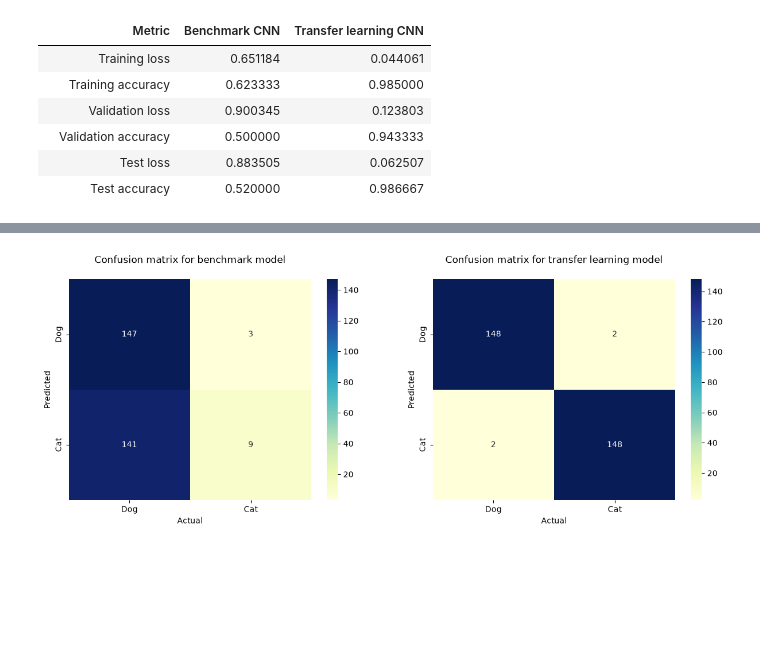
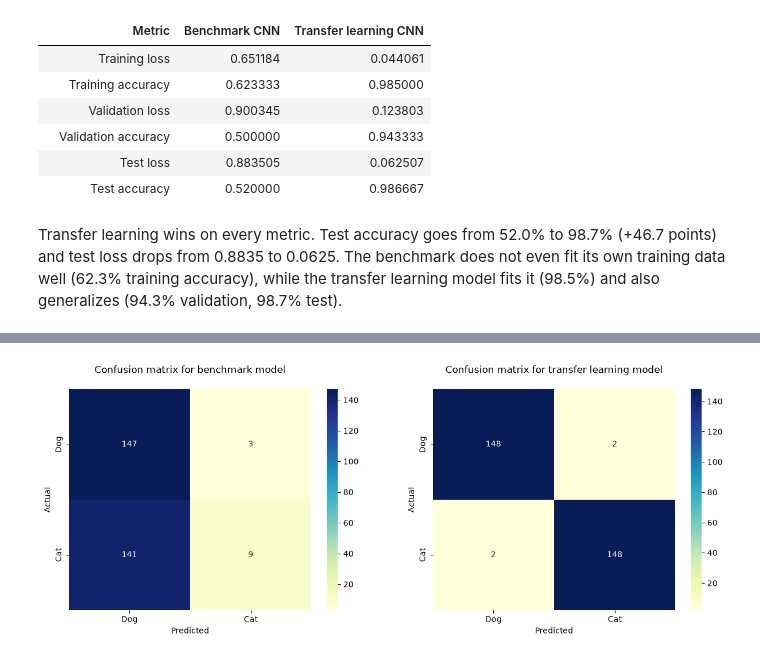
Before and after one commit to ramirezgrosas/tf2-transfer-learning-cats-dogs, a Jupyter notebook: tf2-transfer-learning-cats-dogs.ipynb, the cells around one changed output, grey strips where cells are left out. Drawn from its saved outputs; the diff is of its cells as text; code cells hidden in the pictures; blank space fills up the shorter version.

```diff
--- a/tf2-transfer-learning-cats-dogs.ipynb
+++ b/tf2-transfer-learning-cats-dogs.ipynb
@@ -462,7 +536,10 @@ comparison_table
 |  | Validation accuracy | 0.500000 | 0.943333 |
 |  | Test loss | 0.883505 | 0.062507 |
 |  | Test accuracy | 0.520000 | 0.986667 |
+# %% [markdown]
+Transfer learning wins on every metric. Test accuracy goes from 52.0% to 98.7% (+46.7 points) and test loss drops from 0.8835 to 0.0625. The benchmark does not even fit its own training data well (62.3% training accuracy), while the transfer learning model fits it (98.5%) and also generalizes (94.3% validation, 98.7% test).
 # %%
+# Confusion matrices on the test set
 plt.figure(figsize=(15, 5))
 
 preds = benchmark_model.predict(images_test)
@@ -472,8 +549,8 @@ df_cm = pd.DataFrame(cm, index=['Dog', 'Cat'], columns=['Dog', 'Cat'])
 plt.subplot(121)
 plt.title("Confusion matrix for benchmark model\n")
 sns.heatmap(df_cm, annot=True, fmt="d", cmap="YlGnBu")
-plt.ylabel("Predicted")
-plt.xlabel("Actual")
+plt.ylabel("Actual")
+plt.xlabel("Predicted")
 
 preds = frozen_new_model.predict(images_test)
 preds = (preds >= 0.5).astype(np.int32)
@@ -482,7 +559,7 @@ df_cm = pd.DataFrame(cm, index=['Dog', 'Cat'], columns=['Dog', 'Cat'])
 plt.subplot(122)
 plt.title("Confusion matrix for transfer learning model\n")
 sns.heatmap(df_cm, annot=True, fmt="d", cmap="YlGnBu")
-plt.ylabel("Predicted")
-plt.xlabel("Actual")
+plt.ylabel("Actual")
+plt.xlabel("Predicted")
 plt.show()
 # %% [output]
@@ -491 +568 @@ plt.show()
-[figure, old version]
+[figure, new version]
```
Also changed, not shown: parts of 58 cells of this notebook, 8 other files.
